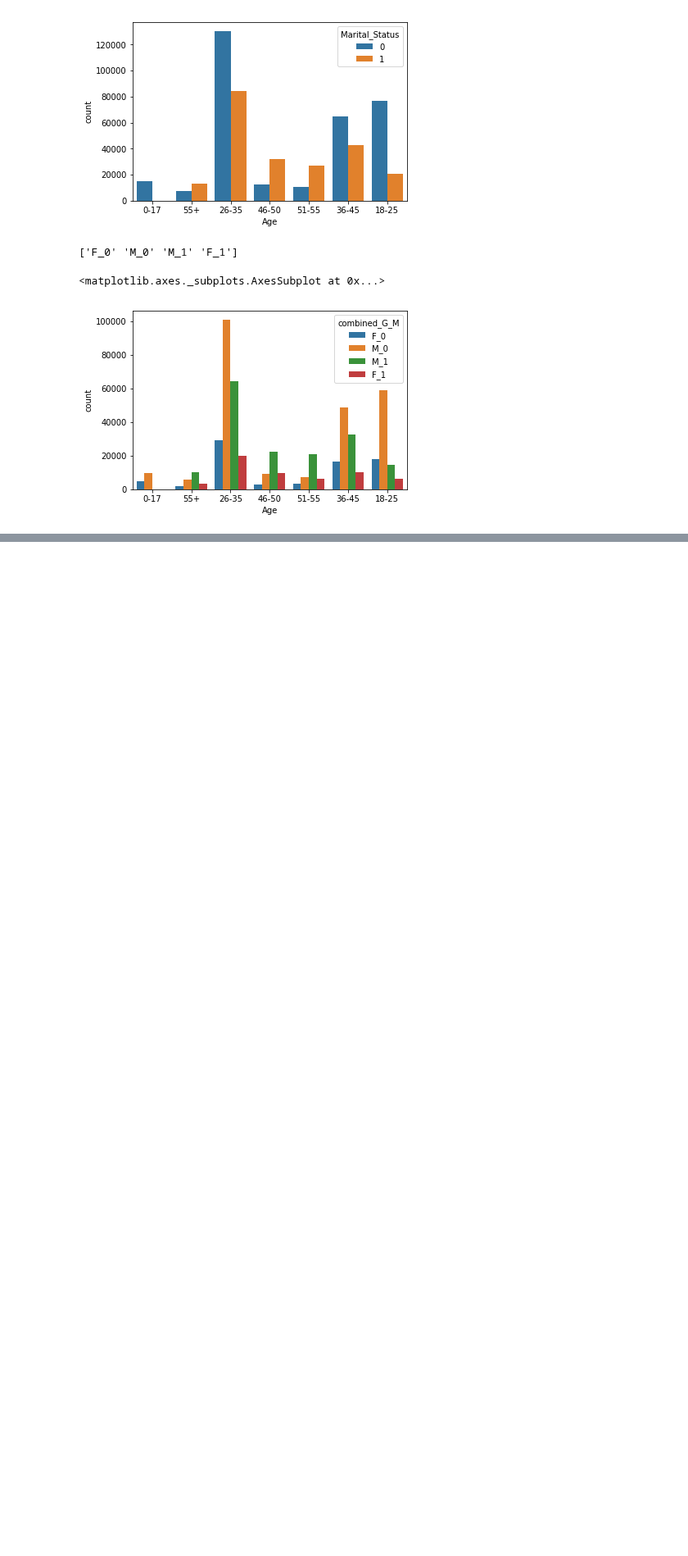
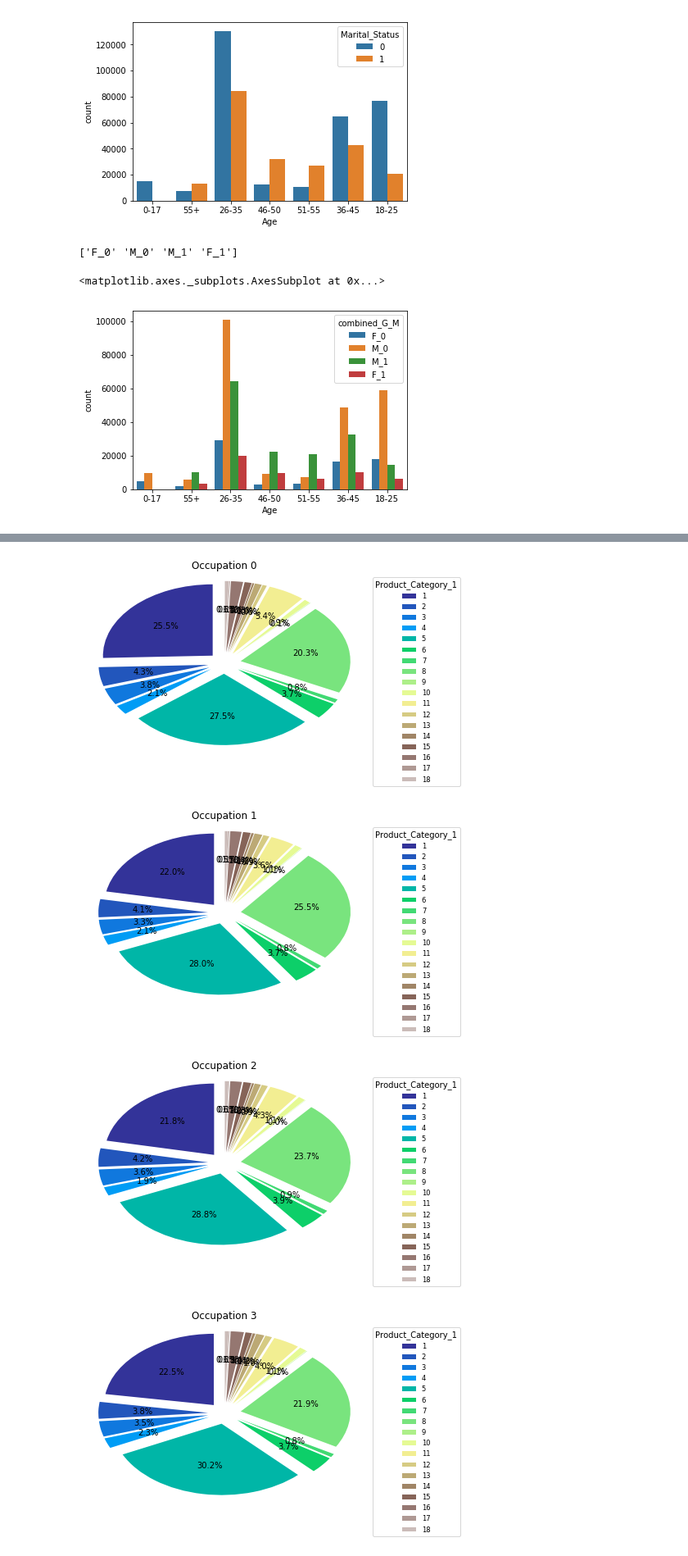
Before and after one commit to ArslanAliAwan/BlackFriday, a Jupyter notebook: BlackFriday.ipynb, the cells around one changed output, grey strips where cells are left out. Shown at 82% size. Saved outputs shown, nothing was run; the diff lists cells and outputs as text; code cells hidden in the pictures; blank space fills up the shorter version.

```diff
--- a/BlackFriday.ipynb
+++ b/BlackFriday.ipynb
@@ -160,0 +198,22 @@ sns.countplot(data['Age'],hue = data['combined_G_M'])
+# %%
+data_by_occupation_and_categories = data.groupby(['Occupation','Product_Category_1']).count().reset_index('Product_Category_1')
+
+fig = plt.figure()
+from matplotlib.font_manager import FontProperties
+fontP = FontProperties()
+fontP.set_size('small')
+cmap = plt.get_cmap('terrain')
+colors = [cmap(i) for i in np.linspace(0, 1, 20)]
+plotFor = "Occupation {0}"
+title = 'Product_Category_1'
+for i in range(21):
+    explode = [0.15 for i in range(len(data_by_occupation_and_categories['Gender'][i].get_values()))]
+    a = plt.pie(data_by_occupation_and_categories['Gender'][i].get_values(), radius=1, colors=colors,startangle=90,autopct='%1.1f%%',explode=explode)
+    plt.legend(data_by_occupation_and_categories['Product_Category_1'][0].get_values(),loc='upper center',prop=fontP, bbox_to_anchor=(1.2, 1),title=title)
+    plt.title(plotFor.format(i))
+    plt.show()
+# %% [output]
+[figure, added]
+[figure, added]
+[figure, added]
+[figure, added]
```
Also changed, not shown: parts of 6 cells of this notebook.
